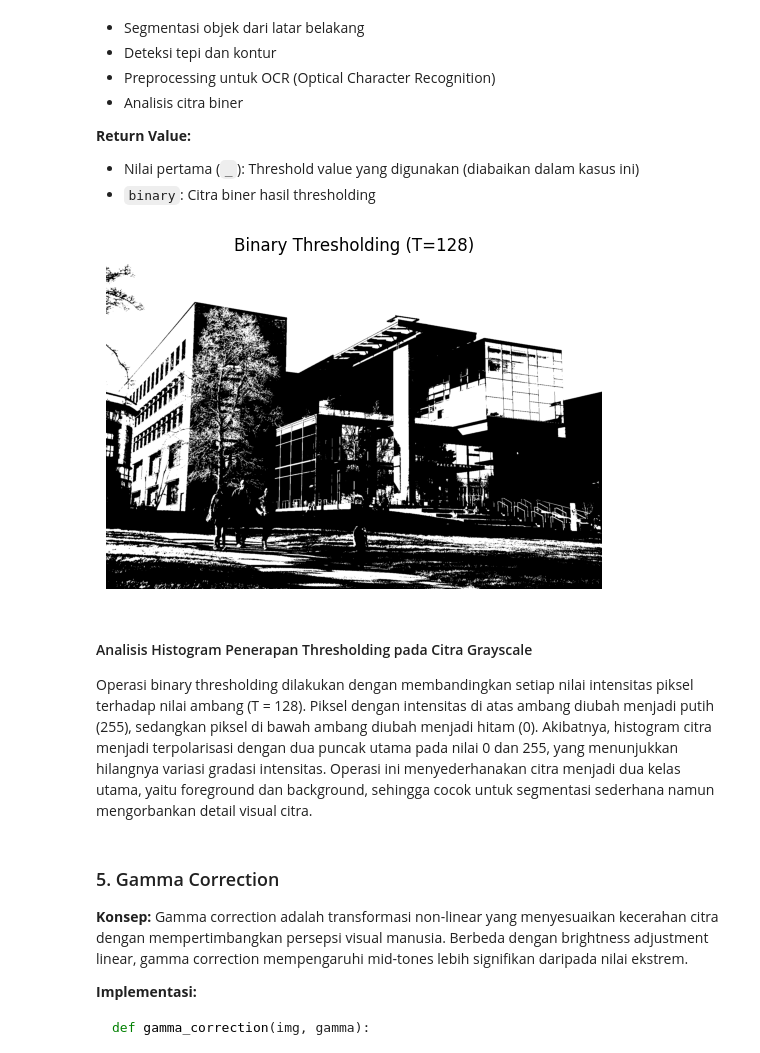
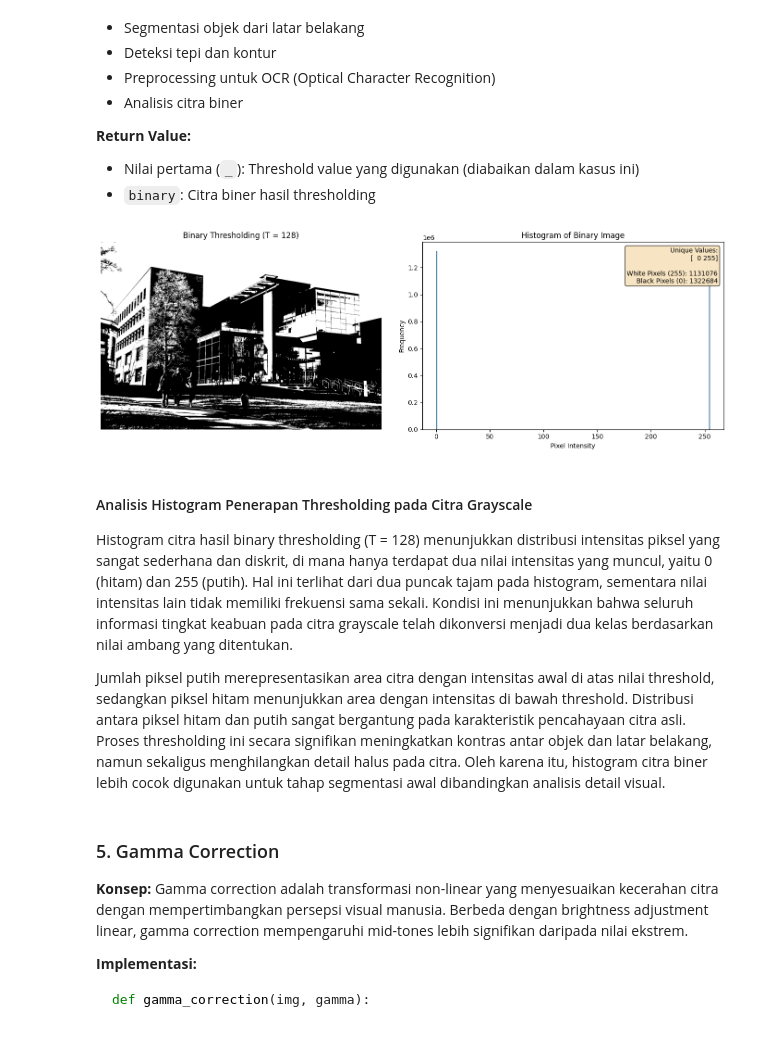
Before and after one commit to Sugiarta123/Quiz-2, a Jupyter notebook: 03_point_operations.ipynb, the cells around one changed output. Drawn from its saved outputs; the diff is of its cells as text; code cells hidden in the pictures.

```diff
--- a/03_point_operations.ipynb
+++ b/03_point_operations.ipynb
@@ -349,14 +378,52 @@ I'(x,y) = { 255  if I(x,y) > 128
 - Nilai pertama (`_`): Threshold value yang digunakan (diabaikan dalam kasus ini)
 - `binary`: Citra biner hasil thresholding
 # %%
+import matplotlib.pyplot as plt
+import seaborn as sns
+import numpy as np
+import cv2
+
+# Binary Thresholding
 _, binary = cv2.threshold(img_gray, 128, 255, cv2.THRESH_BINARY)
-show_image(binary, "Binary Thresholding (T=128)")
+
+# Buat figure
+fig, axes = plt.subplots(1, 2, figsize=(14, 5))
+
+# Tampilkan citra biner
+axes[0].imshow(binary, cmap='gray')
+axes[0].set_title("Binary Thresholding (T = 128)")
+axes[0].axis('off')
+
+# Histogram citra biner
+sns.histplot(binary.flatten(), bins=256, kde=False, ax=axes[1])
+axes[1].set_title("Histogram of Binary Image")
+axes[1].set_xlabel("Pixel Intensity")
+axes[1].set_ylabel("Frequency")
+
+# Statistik histogram
+binary_stats = (
+    f"Unique Values:\n{np.unique(binary)}\n\n"
+    f"White Pixels (255): {np.sum(binary == 255)}\n"
+    f"Black Pixels (0): {np.sum(binary == 0)}"
+)
+
+axes[1].text(
+    0.98, 0.97, binary_stats,
+    transform=axes[1].transAxes,
+    ha='right', va='top',
+    bbox=dict(boxstyle='round', facecolor='wheat', alpha=0.8)
+)
+
+plt.tight_layout()
+plt.show()
 # %% [output]
-[figure, old version]
+[figure, new version]
 # %% [markdown]
 #### Analisis Histogram Penerapan Thresholding pada Citra Grayscale
 
-Operasi binary thresholding dilakukan dengan membandingkan setiap nilai intensitas piksel terhadap nilai ambang (T = 128). Piksel dengan intensitas di atas ambang diubah menjadi putih (255), sedangkan piksel di bawah ambang diubah menjadi hitam (0). Akibatnya, histogram citra menjadi terpolarisasi dengan dua puncak utama pada nilai 0 dan 255, yang menunjukkan hilangnya variasi gradasi intensitas. Operasi ini menyederhanakan citra menjadi dua kelas utama, yaitu foreground dan background, sehingga cocok untuk segmentasi sederhana namun mengorbankan detail visual citra.
+Histogram citra hasil binary thresholding (T = 128) menunjukkan distribusi intensitas piksel yang sangat sederhana dan diskrit, di mana hanya terdapat dua nilai intensitas yang muncul, yaitu 0 (hitam) dan 255 (putih). Hal ini terlihat dari dua puncak tajam pada histogram, sementara nilai intensitas lain tidak memiliki frekuensi sama sekali. Kondisi ini menunjukkan bahwa seluruh informasi tingkat keabuan pada citra grayscale telah dikonversi menjadi dua kelas berdasarkan nilai ambang yang ditentukan.
+
+Jumlah piksel putih merepresentasikan area citra dengan intensitas awal di atas nilai threshold, sedangkan piksel hitam menunjukkan area dengan intensitas di bawah threshold. Distribusi antara piksel hitam dan putih sangat bergantung pada karakteristik pencahayaan citra asli. Proses thresholding ini secara signifikan meningkatkan kontras antar objek dan latar belakang, namun sekaligus menghilangkan detail halus pada citra. Oleh karena itu, histogram citra biner lebih cocok digunakan untuk tahap segmentasi awal dibandingkan analisis detail visual.
 # %% [markdown]
 ### 5. Gamma Correction
 
```
Also changed, not shown: parts of 5 cells of this notebook.
